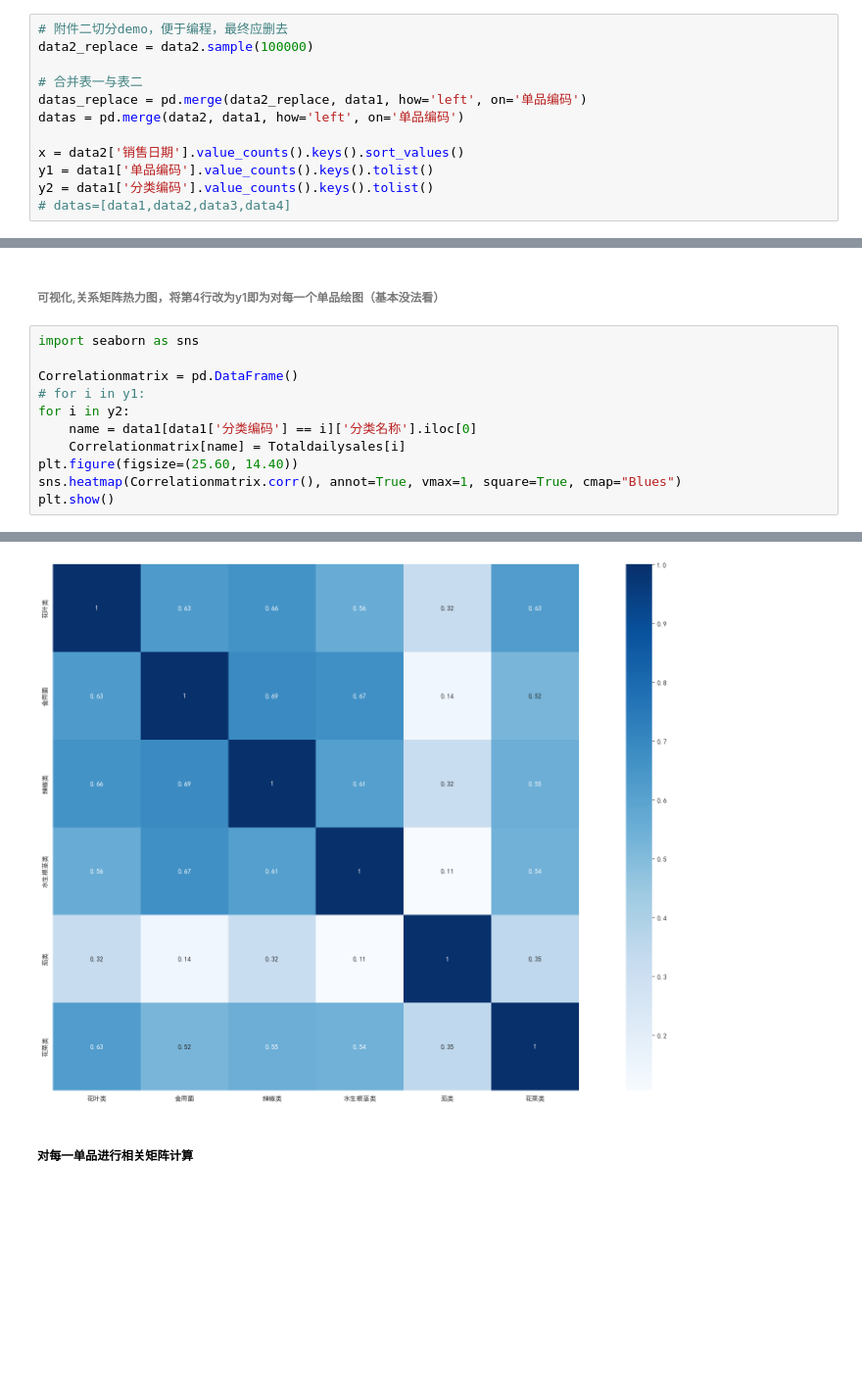
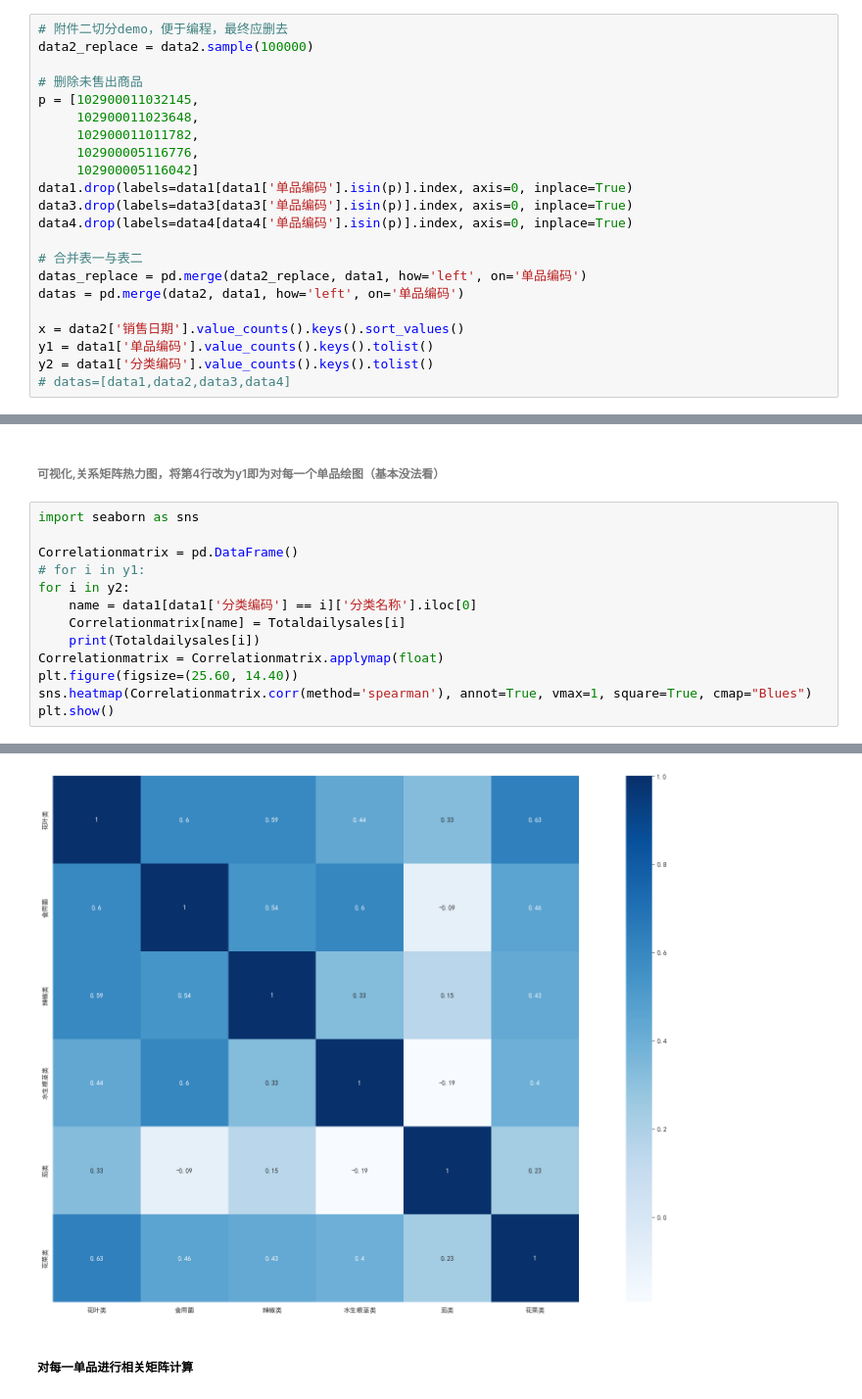
Before and after one commit to morse-fong/workspace, a Jupyter notebook: main.ipynb, the cells around one changed output, grey strips where cells are left out. Shown at 98% size. Cells and saved outputs as stored; diff of their text form; blank space fills up the shorter version.

```diff
--- a/main.ipynb
+++ b/main.ipynb
@@ -46,6 +38,16 @@ Name: count, Length: 47365, dtype: int64
 # %%
 # 附件二切分demo，便于编程，最终应删去
 data2_replace = data2.sample(100000)
+
+# 删除未售出商品
+p = [102900011032145,
+     102900011023648,
+     102900011011782,
+     102900005116776,
+     102900005116042]
+data1.drop(labels=data1[data1['单品编码'].isin(p)].index, axis=0, inplace=True)
+data3.drop(labels=data3[data3['单品编码'].isin(p)].index, axis=0, inplace=True)
+data4.drop(labels=data4[data4['单品编码'].isin(p)].index, axis=0, inplace=True)
 
 # 合并表一与表二
 datas_replace = pd.merge(data2_replace, data1, how='left', on='单品编码')
@@ -281,7 +278,9 @@ Correlationmatrix = pd.DataFrame()
 for i in y2:
     name = data1[data1['分类编码'] == i]['分类名称'].iloc[0]
     Correlationmatrix[name] = Totaldailysales[i]
+    print(Totaldailysales[i])
+Correlationmatrix = Correlationmatrix.applymap(float)
 plt.figure(figsize=(25.60, 14.40))
-sns.heatmap(Correlationmatrix.corr(), annot=True, vmax=1, square=True, cmap="Blues")
+sns.heatmap(Correlationmatrix.corr(method='spearman'), annot=True, vmax=1, square=True, cmap="Blues")
 plt.show()
 # %% [output]
@@ -288,4 +304,4 @@ plt.show()
-[figure, old version]
+[figure, new version]
 # %% [markdown]
 ##### 对每一单品进行相关矩阵计算
 # %%
```
Also changed, not shown: parts of 12 cells of this notebook, 1 other file.
